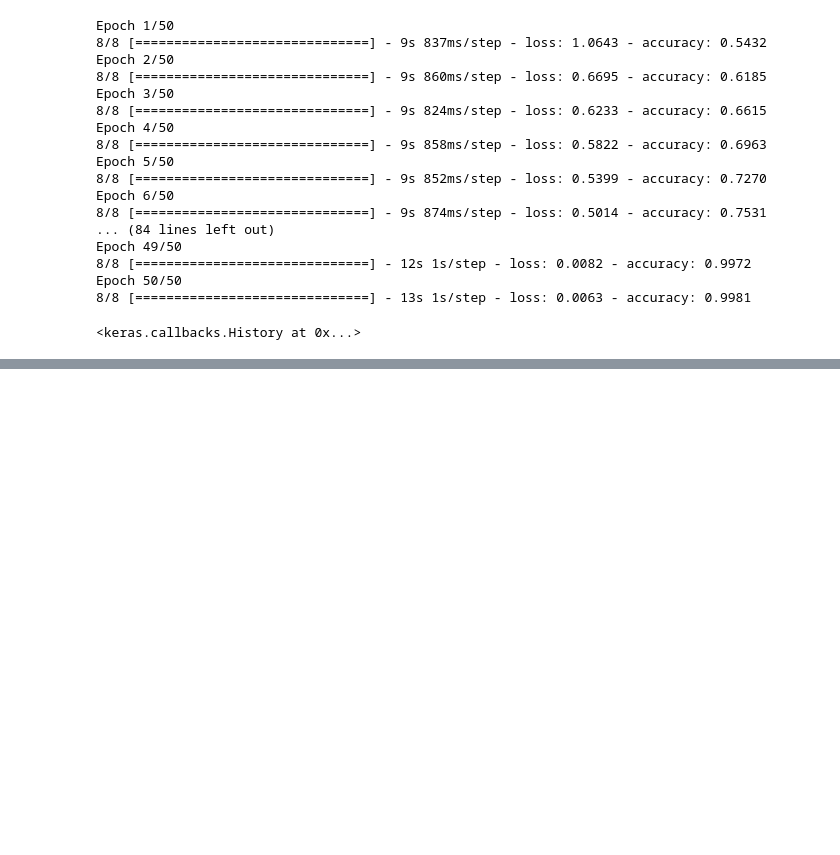
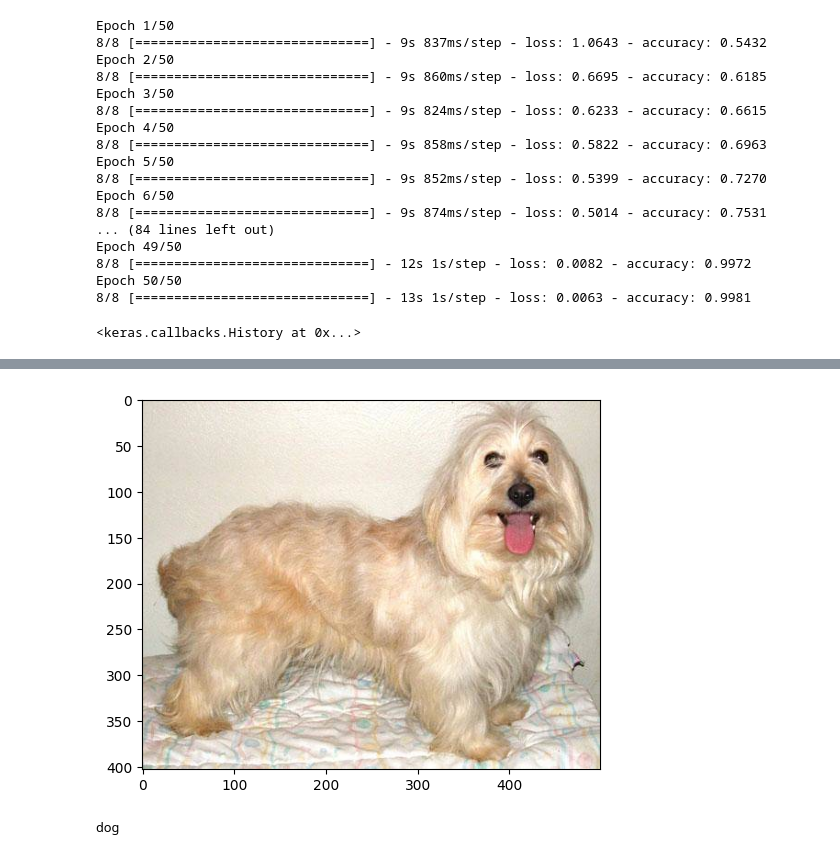
Before and after one commit to faseem619/Image-Processing-Assignment, a Jupyter notebook: main.ipynb, the cells around one changed output, grey strips where cells are left out. Cells and saved outputs as stored; diff of their text form; code cells hidden in the pictures; blank space fills up the shorter version.

```diff
--- a/main.ipynb
+++ b/main.ipynb
@@ -91,0 +121,11 @@ cnn.evaluate(dfTest)
+# %%
+img = mpimg.imread('dog.23.jpg')
+imgplot = plt.imshow(img)
+plt.show()
+# %% [output]
+[figure, added]
+# %%
+img = tf.keras.preprocessing.image.load_img("dog.23.jpg", target_size=(50, 50))
+predict_using_cnn(img)
+# %% [output]
+dog
```
Also changed, not shown: parts of 8 cells of this notebook.
